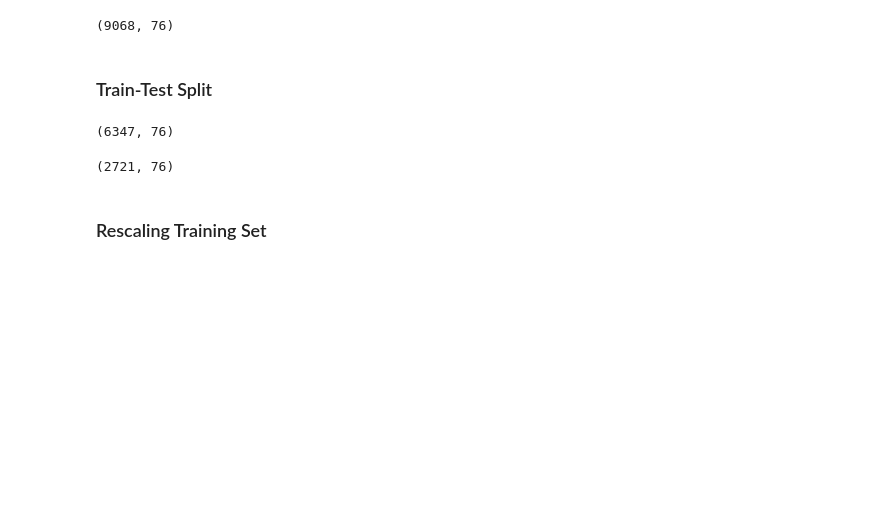
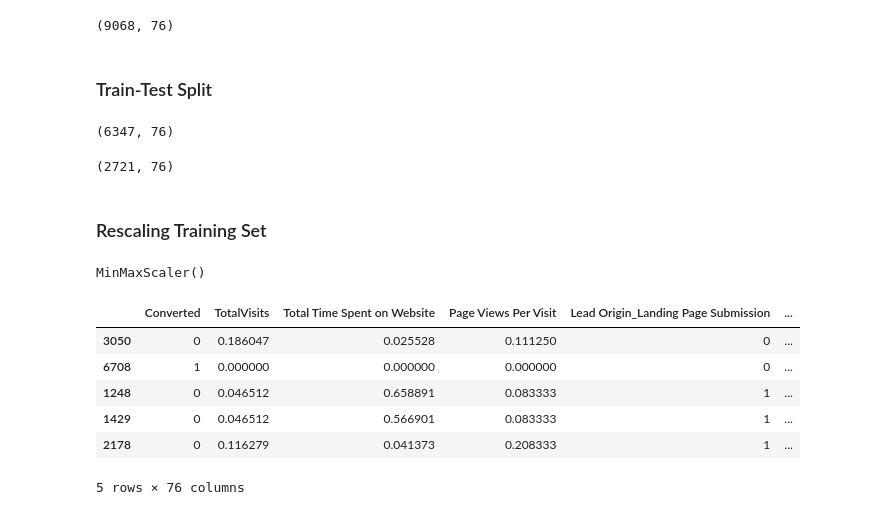
Before and after one commit to SachinShekhar/Lead-Scoring-Case-Study, a Jupyter notebook: Case Study.ipynb, the cells around one changed output. Saved outputs shown, nothing was run; the diff lists cells and outputs as text; code cells hidden in the pictures; blank space fills up the shorter version.

Commit message:
Rescaling Training Set

```diff
--- a/Case Study.ipynb
+++ b/Case Study.ipynb
@@ -803,3 +804,22 @@ df_test.shape
 (2721, 76)
 # %% [markdown]
 ### Rescaling Training Set
+# %%
+# Learn Min & Max values
+num_vars = ['TotalVisits', 'Total Time Spent on Website', 'Page Views Per Visit']
+scaler = MinMaxScaler()
+scaler.fit(df_train[num_vars])
+# %% [output]
+MinMaxScaler()
+# %%
+# Scale
+df_train[num_vars] = scaler.transform(df_train[num_vars])
+df_train.head()
+# %% [output]
+|  | Converted | TotalVisits | Total Time Spent on Website | Page Views Per Visit | Lead Origin_Landing Page Submission | ... |
+| 3050 | 0 | 0.186047 | 0.025528 | 0.111250 | 0 | ... |
+| 6708 | 1 | 0.000000 | 0.000000 | 0.000000 | 0 | ... |
+| 1248 | 0 | 0.046512 | 0.658891 | 0.083333 | 1 | ... |
+| 1429 | 0 | 0.046512 | 0.566901 | 0.083333 | 1 | ... |
+| 2178 | 0 | 0.116279 | 0.041373 | 0.208333 | 1 | ... |
+5 rows × 76 columns
```
Also changed, not shown: parts of 1 cell of this notebook.
